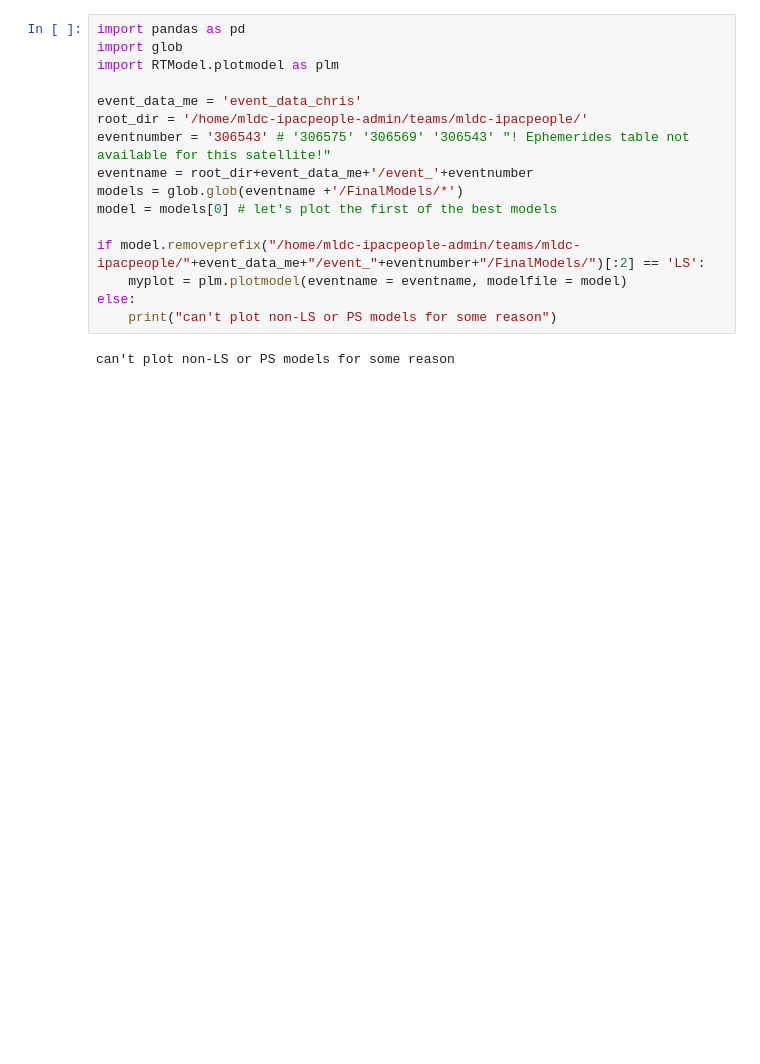
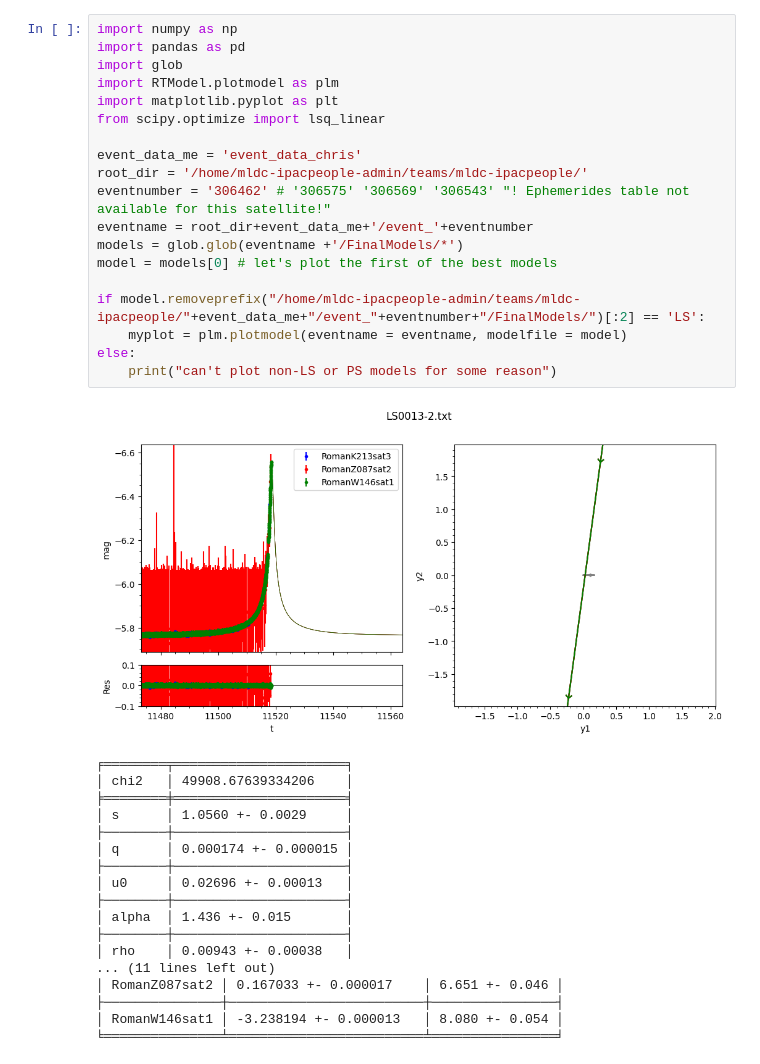
Before and after one commit to exoclam/birp, a Jupyter notebook: end-here-ml.ipynb, the cells around one changed output. Saved outputs shown, nothing was run; the diff lists cells and outputs as text; blank space fills up the shorter version.

```diff
--- a/end-here-ml.ipynb
+++ b/end-here-ml.ipynb
@@ -1,21 +1,41 @@
 # %%
+import numpy as np
 import pandas as pd
 import glob
 import RTModel.plotmodel as plm
+import matplotlib.pyplot as plt
+from scipy.optimize import lsq_linear
 
 event_data_me = 'event_data_chris'
 root_dir = '/home/mldc-ipacpeople-admin/teams/mldc-ipacpeople/'
-eventnumber = '306543' # '306575' '306569' '306543' "! Ephemerides table not available for this satellite!"
+eventnumber = '306462' # '306575' '306569' '306543' "! Ephemerides table not available for this satellite!"
 eventname = root_dir+event_data_me+'/event_'+eventnumber
 models = glob.glob(eventname +'/FinalModels/*')
 model = models[0] # let's plot the first of the best models
 
 if model.removeprefix("/home/mldc-ipacpeople-admin/teams/mldc-ipacpeople/"+event_data_me+"/event_"+eventnumber+"/FinalModels/")[:2] == 'LS':
     myplot = plm.plotmodel(eventname = eventname, modelfile = model)
 else:
     print("can't plot non-LS or PS models for some reason")
 # %% [output]
+[figure, added]
-can't plot non-LS or PS models for some reason
+╒════════╤══════════════════════╕
+│ chi2   │ 49908.67639334206    │
+╞════════╪══════════════════════╡
+│ s      │ 1.0560 +- 0.0029     │
+├────────┼──────────────────────┤
+│ q      │ 0.000174 +- 0.000015 │
+├────────┼──────────────────────┤
+│ u0     │ 0.02696 +- 0.00013   │
+├────────┼──────────────────────┤
+│ alpha  │ 1.436 +- 0.015       │
+├────────┼──────────────────────┤
+│ rho    │ 0.00943 +- 0.00038   │
+... (11 lines left out)
+│ RomanZ087sat2 │ 0.167033 +- 0.000017    │ 6.651 +- 0.046 │
+├───────────────┼─────────────────────────┼────────────────┤
+│ RomanW146sat1 │ -3.238194 +- 0.000013   │ 8.080 +- 0.054 │
+╘═══════════════╧═════════════════════════╧════════════════╛
 # %%
 models
 # %% [output]
```
Also changed, not shown: parts of 21 cells of this notebook.
